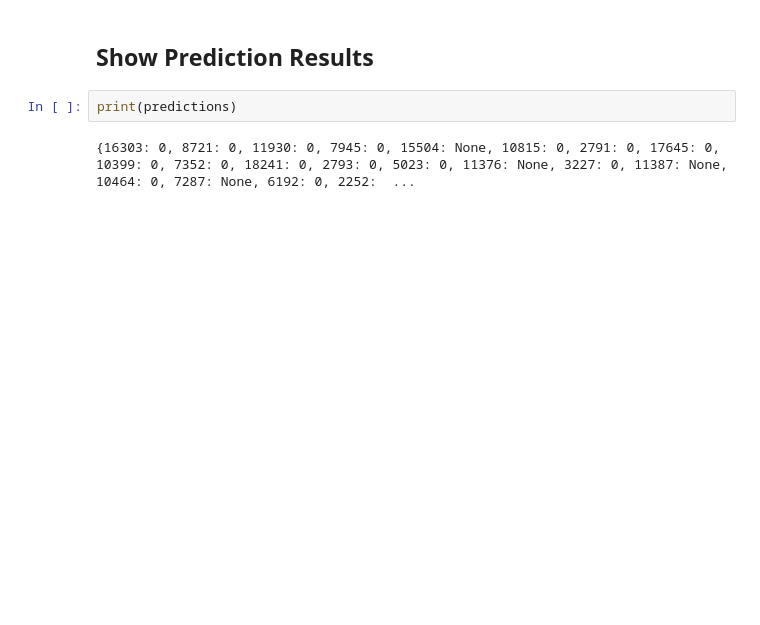
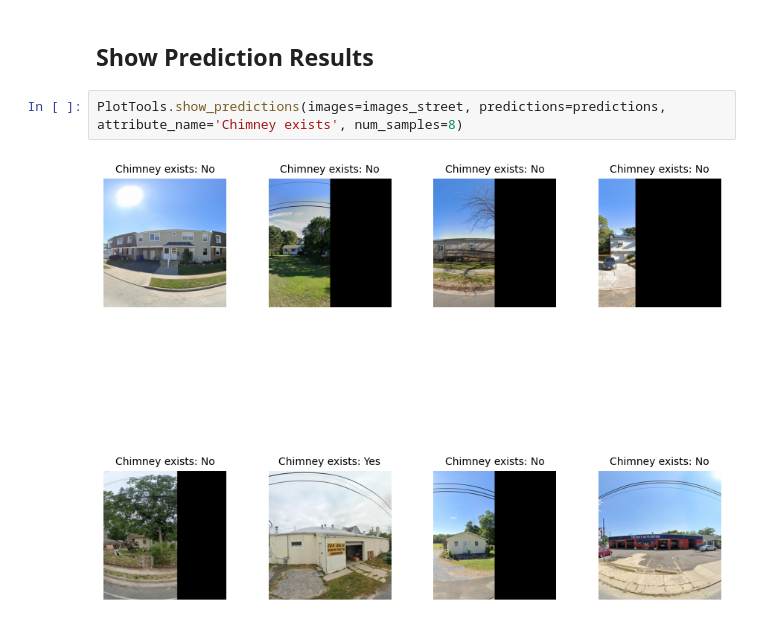
Before and after one commit to NHERI-SimCenter/BrailsPlusPlus, a Jupyter notebook: examples/image_processor/chimney_detector.ipynb, the cells around one changed output. Saved outputs shown, nothing was run; the diff lists cells and outputs as text; blank space fills up the shorter version.

Commit message:
bc - Updated example to show a sample of image-prediction pairs

```diff
--- a/examples/image_processor/chimney_detector.ipynb
+++ b/examples/image_processor/chimney_detector.ipynb
@@ -119,6 +121,6 @@ Total execution time: 00:00:12.73
 # %% [markdown]
 ## **Show Prediction Results**
-# %%
-print(predictions)
-# %% [output]
-{16303: 0, 8721: 0, 11930: 0, 7945: 0, 15504: None, 10815: 0, 2791: 0, 17645: 0, 10399: 0, 7352: 0, 18241: 0, 2793: 0, 5023: 0, 11376: None, 3227: 0, 11387: None, 10464: 0, 7287: None, 6192: 0, 2252:  ...
+# %%
+PlotTools.show_predictions(images=images_street, predictions=predictions, attribute_name='Chimney exists', num_samples=8)
+# %% [output]
+[figure, added]
```
Also changed, not shown: parts of 4 cells of this notebook.
